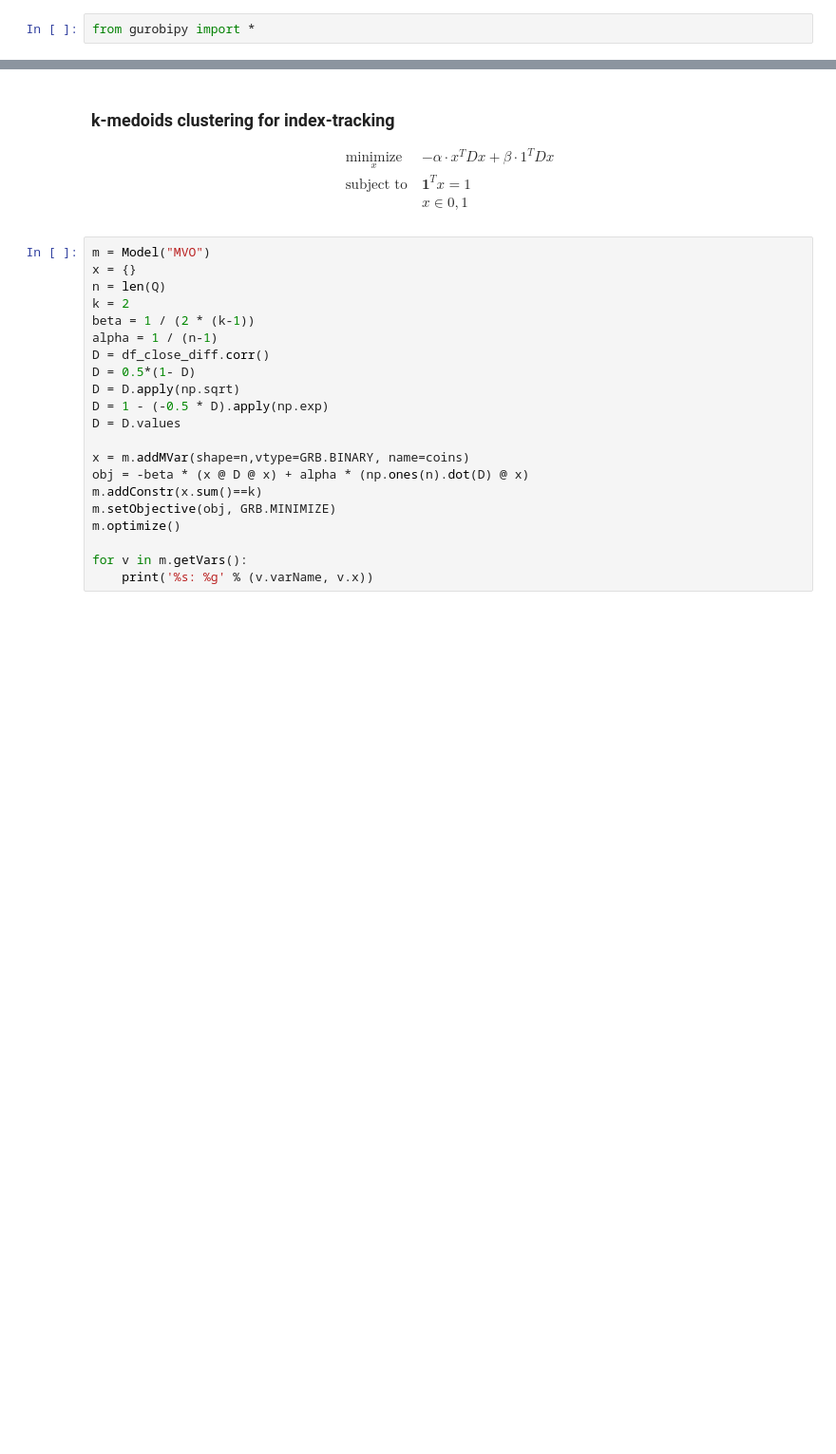
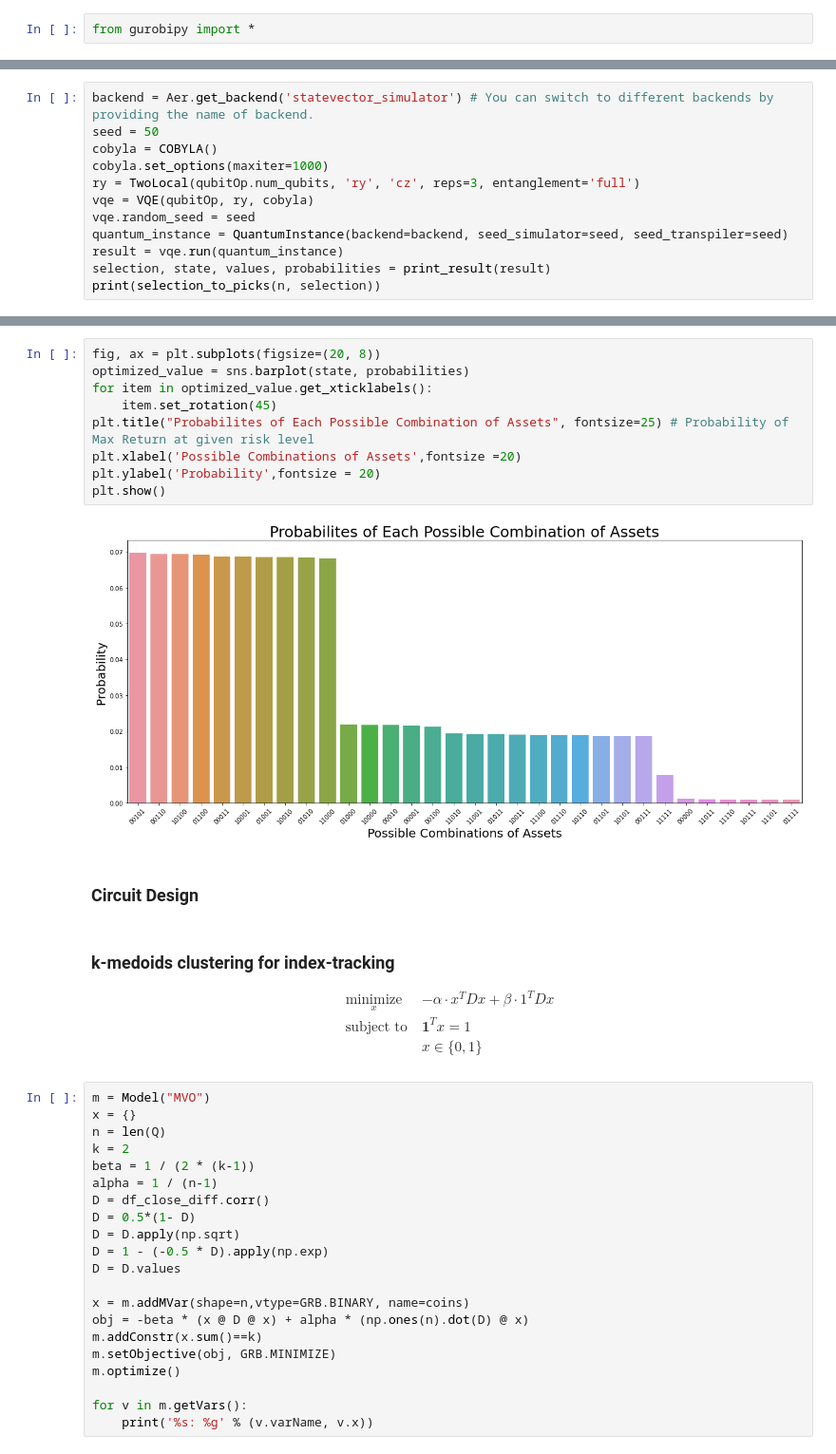
Before and after one commit to jimphon88/quantum-computing, a Jupyter notebook: optimize.ipynb, the cells around one changed output, grey strips where cells are left out. Shown: that part at 95% size. Saved outputs shown, nothing was run; the diff lists cells and outputs as text; blank space fills up the shorter version.

```diff
--- a/optimize.ipynb
+++ b/optimize.ipynb
@@ -188,0 +224,12 @@ q_4: ┤ U2(0,π) ├┤ R(2*$\beta$,0) ├────────────
+# %%
+backend = Aer.get_backend('statevector_simulator') # You can switch to different backends by providing the name of backend.
+seed = 50
+cobyla = COBYLA()
+cobyla.set_options(maxiter=1000)
+ry = TwoLocal(qubitOp.num_qubits, 'ry', 'cz', reps=3, entanglement='full')
+vqe = VQE(qubitOp, ry, cobyla)
+vqe.random_seed = seed
+quantum_instance = QuantumInstance(backend=backend, seed_simulator=seed, seed_transpiler=seed)
+result = vqe.run(quantum_instance)
+selection, state, values, probabilities = print_result(result)
+print(selection_to_picks(n, selection))
@@ -189,10 +254,23 @@ q_4: ┤ U2(0,π) ├┤ R(2*$\beta$,0) ├────────────
+# %%
+fig, ax = plt.subplots(figsize=(20, 8))
+optimized_value = sns.barplot(state, probabilities)
+for item in optimized_value.get_xticklabels():
+    item.set_rotation(45)
+plt.title("Probabilites of Each Possible Combination of Assets", fontsize=25) # Probability of Max Return at given risk level
+plt.xlabel('Possible Combinations of Assets',fontsize =20)
+plt.ylabel('Probability',fontsize = 20)
+plt.show()
+# %% [output]
+[figure, added]
+# %% [markdown]
+### Circuit Design
 # %% [markdown]
 ### k-medoids clustering for index-tracking
 $$
 \begin{aligned}
 & \underset{x}{\text{minimize}} & & -\alpha \cdot x^TDx + \beta \cdot 1^TDx\\
         &\text{subject to}&& \mathbf{1}^Tx = 1\\
-        &&& x \in {0,1}
+        &&& x \in \{0,1\}
 \end{aligned}
 $$
 # %%
```
Also changed, not shown: parts of 12 cells of this notebook.
